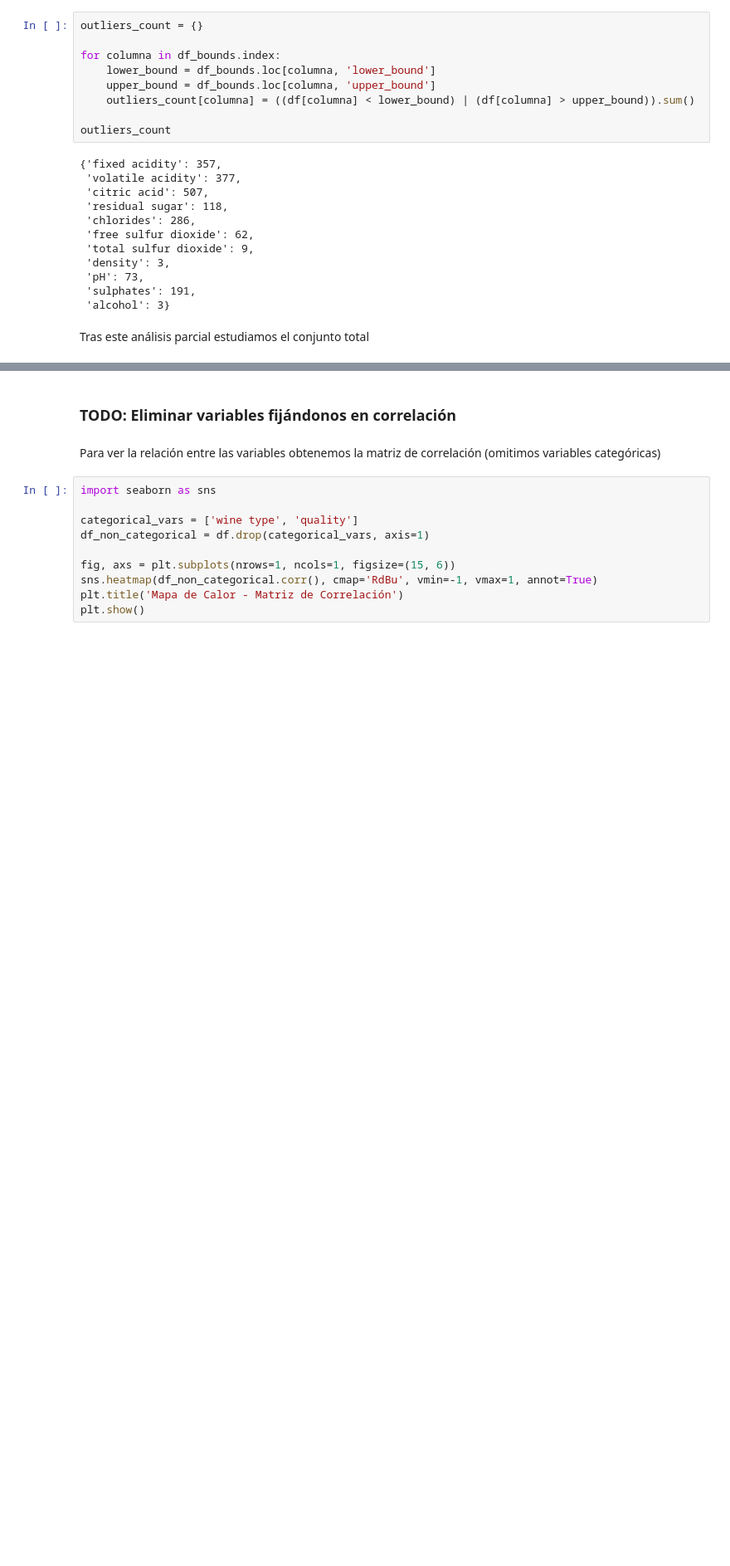
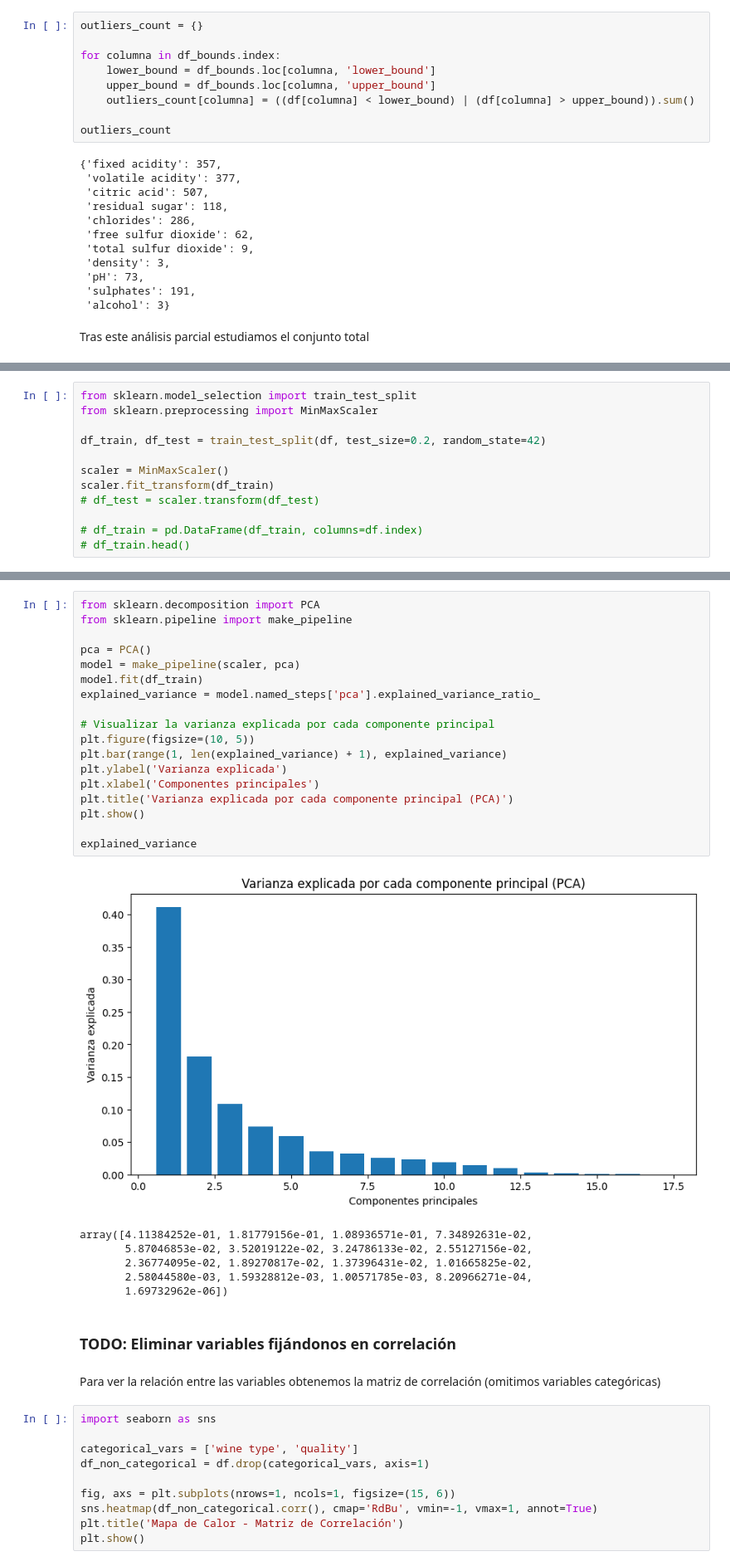
Before and after one commit to Alf-caput/LAB04_Regresion_y_agrupamiento, a Jupyter notebook: LAB04 Regresion_y_agrupamientov2.ipynb, the cells around one changed output, grey strips where cells are left out. Shown at 83% size. Cells and saved outputs as stored; diff of their text form; blank space fills up the shorter version.

Commit message:
pipeline

```diff
--- a/LAB04 Regresion_y_agrupamientov2.ipynb
+++ b/LAB04 Regresion_y_agrupamientov2.ipynb
@@ -475,0 +530,12 @@ for var in numeric_vars:
+# %%
+from sklearn.model_selection import train_test_split
+from sklearn.preprocessing import MinMaxScaler
+
+df_train, df_test = train_test_split(df, test_size=0.2, random_state=42)
+
+scaler = MinMaxScaler()
+scaler.fit_transform(df_train)
+# df_test = scaler.transform(df_test)
+
+# df_train = pd.DataFrame(df_train, columns=df.index)
+# df_train.head()
@@ -476,3 +556,28 @@ for var in numeric_vars:
+# %%
+from sklearn.decomposition import PCA
+from sklearn.pipeline import make_pipeline
+
+pca = PCA()
+model = make_pipeline(scaler, pca)
+model.fit(df_train)
+explained_variance = model.named_steps['pca'].explained_variance_ratio_
+
+# Visualizar la varianza explicada por cada componente principal
+plt.figure(figsize=(10, 5))
+plt.bar(range(1, len(explained_variance) + 1), explained_variance)
+plt.ylabel('Varianza explicada')
+plt.xlabel('Componentes principales')
+plt.title('Varianza explicada por cada componente principal (PCA)')
+plt.show()
+
+explained_variance
+# %% [output]
+[figure, added]
+array([4.11384252e-01, 1.81779156e-01, 1.08936571e-01, 7.34892631e-02,
+       5.87046853e-02, 3.52019122e-02, 3.24786133e-02, 2.55127156e-02,
+       2.36774095e-02, 1.89270817e-02, 1.37396431e-02, 1.01665825e-02,
+       2.58044580e-03, 1.59328812e-03, 1.00571785e-03, 8.20966271e-04,
+       1.69732962e-06])
 # %% [markdown]
 ### TODO: Eliminar variables fijándonos en correlación
 # %% [markdown]
```
Also changed, not shown: parts of 8 cells of this notebook, 1 other file.
